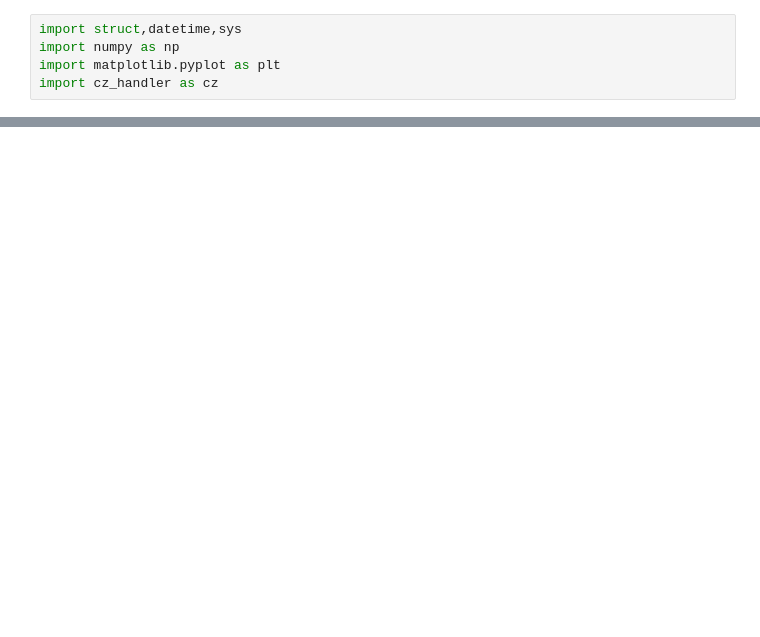
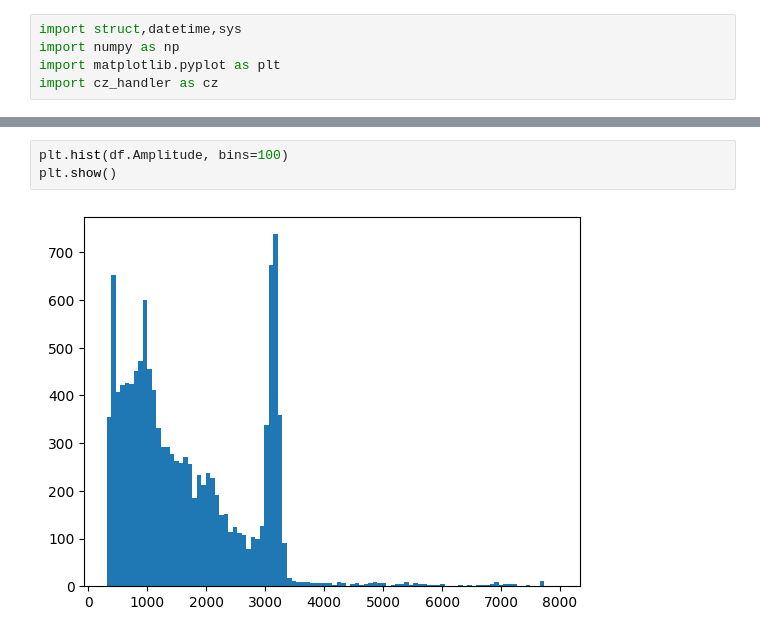
Before and after one commit to tuankhaibui/CosmozReader, a Jupyter notebook: check_cz.ipynb, the cells around one changed output, grey strips where cells are left out. Saved outputs shown, nothing was run; the diff lists cells and outputs as text; blank space fills up the shorter version.

```diff
--- a/check_cz.ipynb
+++ b/check_cz.ipynb
@@ -34,0 +82,5 @@ array([[ 8663,  8671,  8669, ...,  8595,  8592,  8588],
+# %%
+plt.hist(df.Amplitude, bins=100)
+plt.show()
+# %% [output]
+[figure, added]
```
Also changed, not shown: parts of 13 cells of this notebook.
